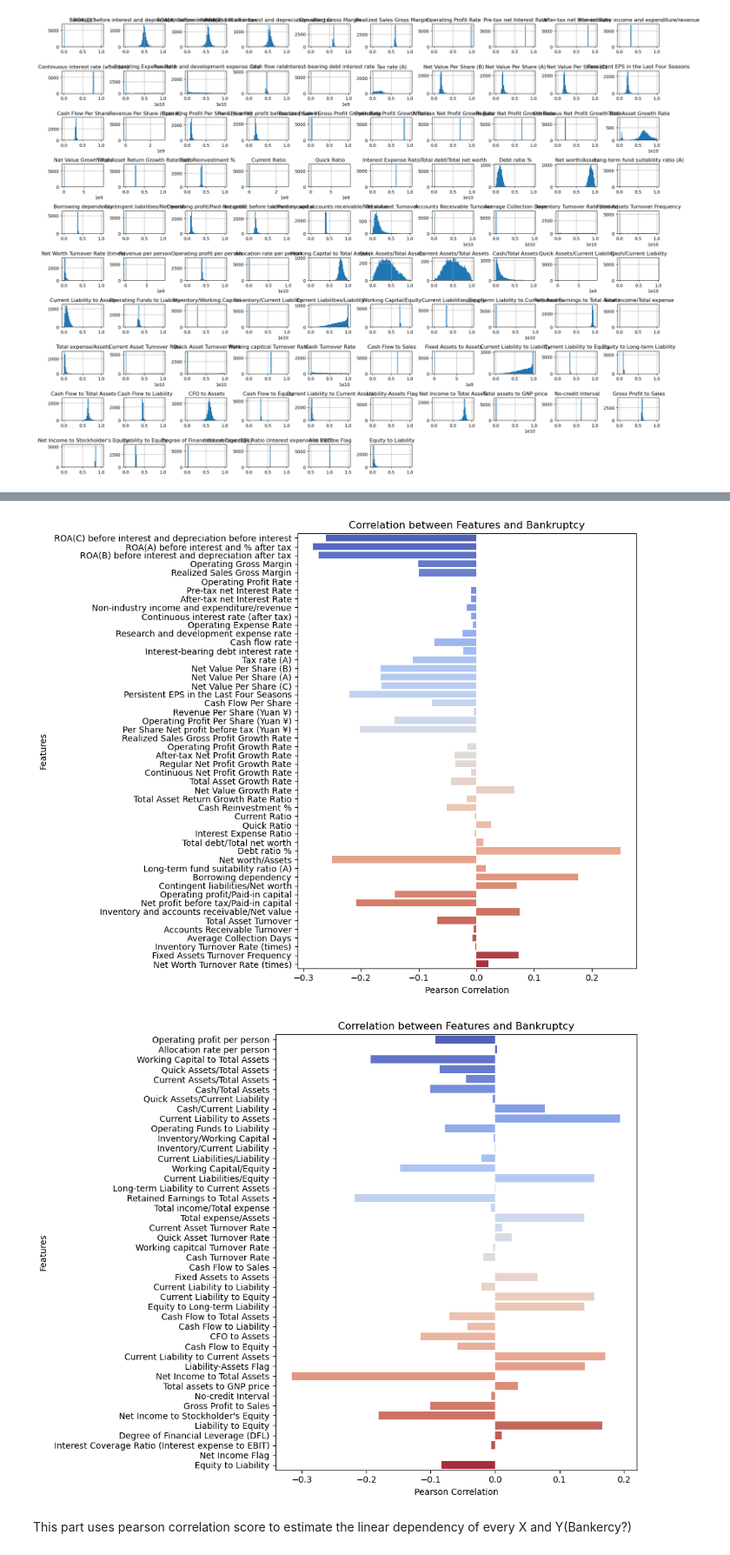
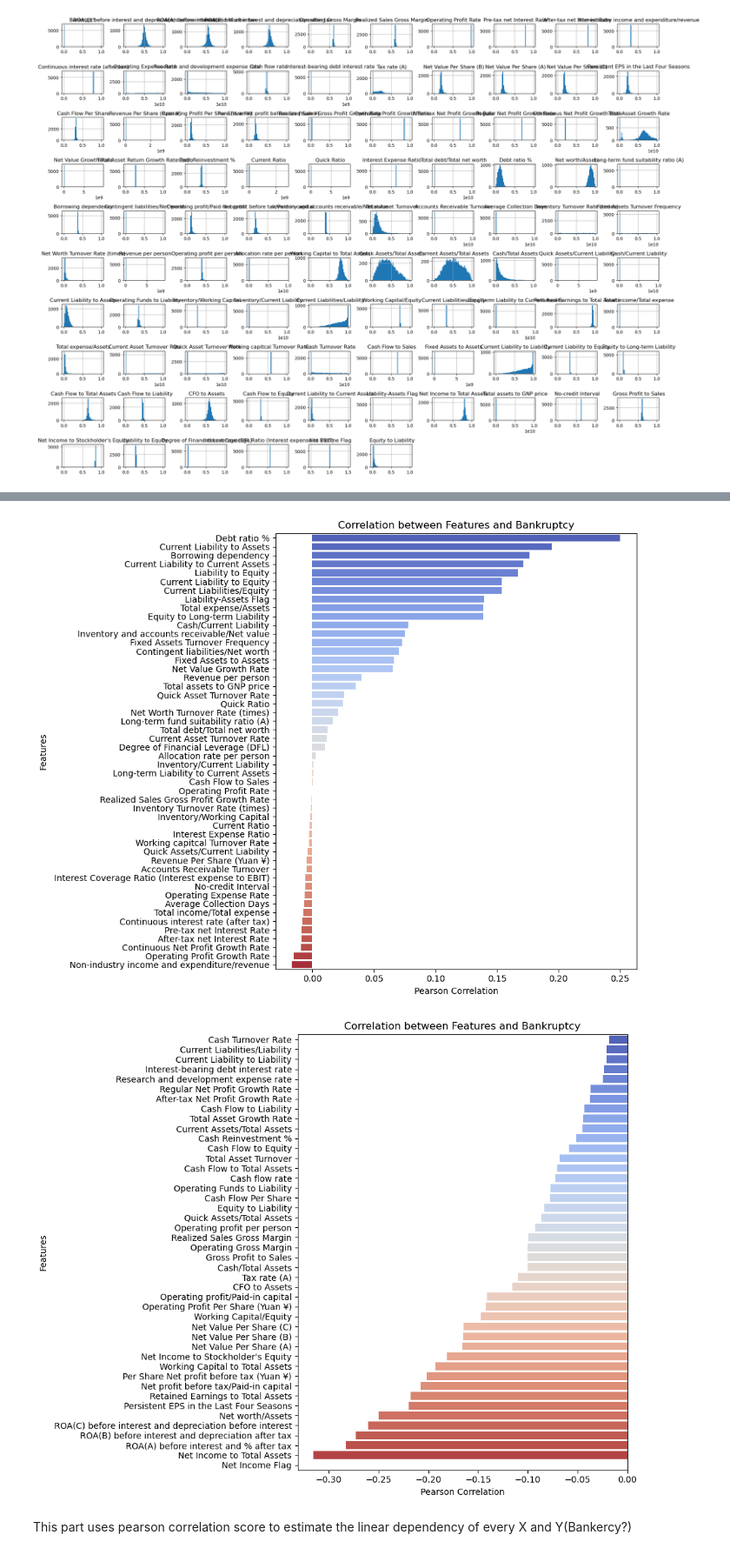
Before and after one commit to Nathanliao02/ML-final-project, a Jupyter notebook: data_observation.ipynb, the cells around one changed output, grey strips where cells are left out. Shown at 87% size. Cells and saved outputs as stored; diff of their text form; code cells hidden in the pictures.

Commit message:
renew data analysis graph

```diff
--- a/data_observation.ipynb
+++ b/data_observation.ipynb
@@ -96,6 +96,8 @@ print()
 print("Low negetive correlation:")
 print(correlation_df[correlation_df['Pearson Correlation'] < 0.1]['Pearson Correlation'])
 
+# sort with the highest correlation
+correlation_df = correlation_df.sort_values(by='Pearson Correlation', ascending=False)
 
 
 # display the correlation in graph
@@ -105,34 +107,34 @@ plt.xlabel('Pearson Correlation')
 plt.ylabel('Features')
 plt.title('Correlation between Features and Bankruptcy')
 plt.tight_layout()
 plt.show()
 
 plt.figure(figsize=(10, 8))
 sns.barplot(x=correlation_df['Pearson Correlation'].iloc[51:].values, y=correlation_df.index[51:], palette='coolwarm')
 plt.xlabel('Pearson Correlation')
 plt.ylabel('Features')
 plt.title('Correlation between Features and Bankruptcy')
 plt.tight_layout()
 plt.show()
 # %% [output]
 High positive correlation:
  Debt ratio %                           0.250161
  Borrowing dependency                   0.176543
  Current Liability to Assets            0.194494
  Current Liabilities/Equity             0.153828
  Total expense/Assets                   0.139049
  Current Liability to Equity            0.153828
  Equity to Long-term Liability          0.139014
  Current Liability to Current Assets    0.171306
  Liability-Assets Flag                  0.139212
  Liability to Equity                    0.166812
 Name: Pearson Correlation, dtype: float64
 ... (10 lines left out)
  Degree of Financial Leverage (DFL)                         0.010508
  Interest Coverage Ratio (Interest expense to EBIT)        -0.005509
  Equity to Liability                                       -0.083048
 Name: Pearson Correlation, Length: 84, dtype: float64
-[figure, old version]
+[figure, new version]
-[figure, old version]
+[figure, new version]
 # %% [markdown]
 This part uses pearson correlation score to estimate the linear dependency of every X and Y(Bankercy?)
```
